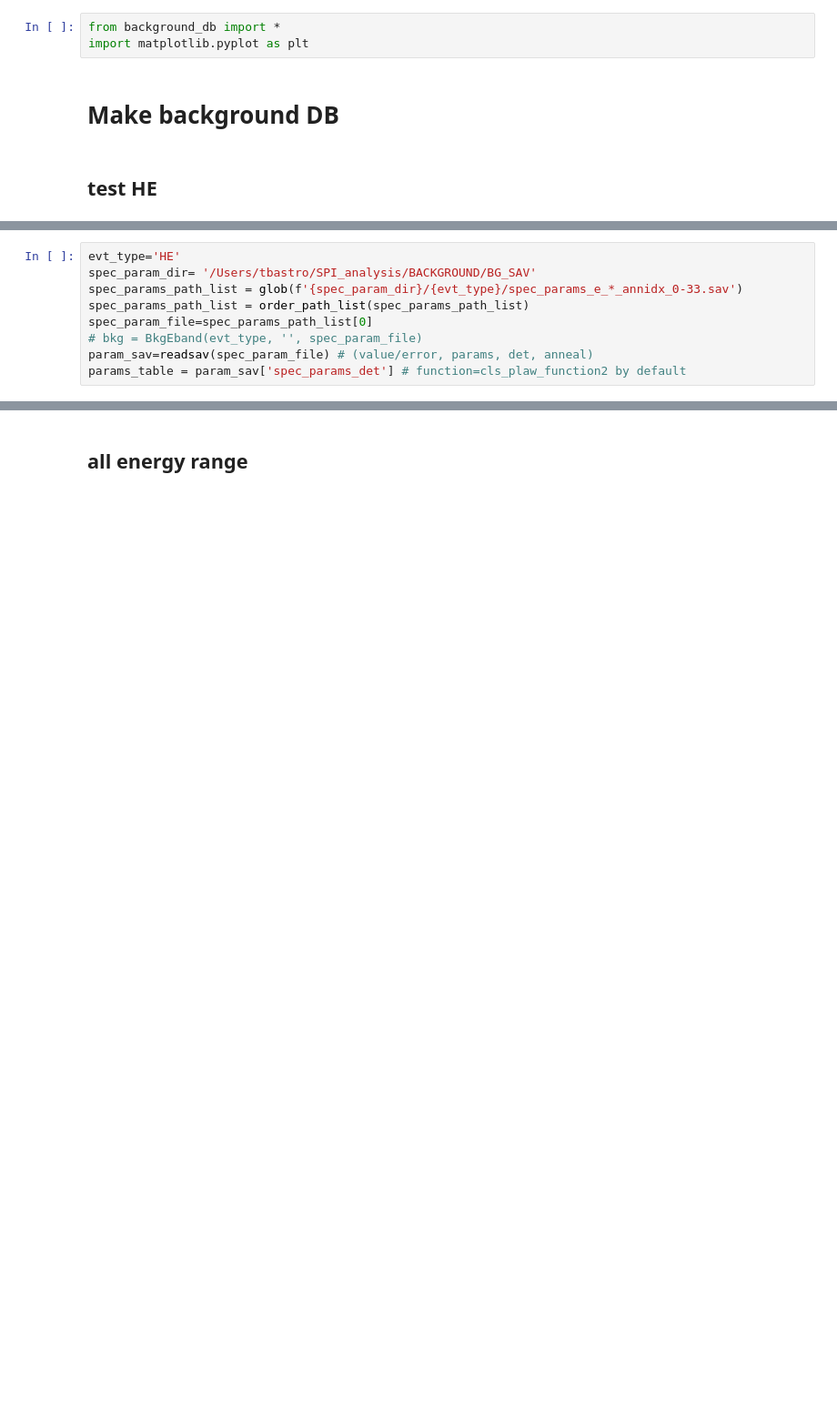
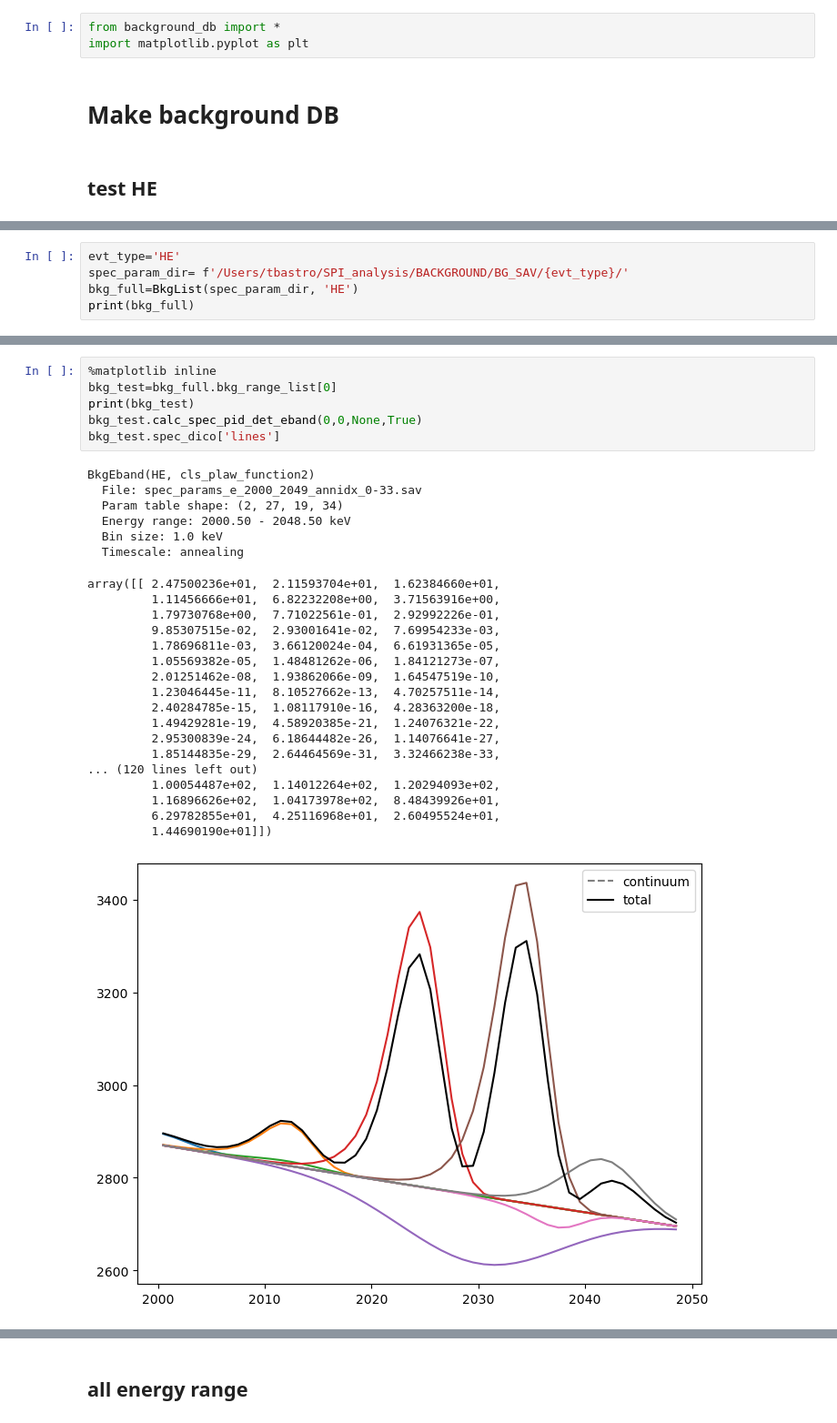
Before and after one commit to tristanbouchet/spibackground, a Jupyter notebook: test_background.ipynb, the cells around one changed output, grey strips where cells are left out. Shown at 91% size. Drawn from its saved outputs; the diff is of its cells as text; blank space fills up the shorter version.

```diff
--- a/test_background.ipynb
+++ b/test_background.ipynb
@@ -11,10 +8,6 @@ anneal_rev_bds = [[16, 43, 97,141,216,283,331,401,453,512,572,648,721,777,803,86
 # %%
 evt_type='HE'
-spec_param_dir= '/Users/tbastro/SPI_analysis/BACKGROUND/BG_SAV'
-spec_params_path_list = glob(f'{spec_param_dir}/{evt_type}/spec_params_e_*_annidx_0-33.sav')
-spec_params_path_list = order_path_list(spec_params_path_list)
-spec_param_file=spec_params_path_list[0]
-# bkg = BkgEband(evt_type, '', spec_param_file)
-param_sav=readsav(spec_param_file) # (value/error, params, det, anneal)
-params_table = param_sav['spec_params_det'] # function=cls_plaw_function2 by default
+spec_param_dir= f'/Users/tbastro/SPI_analysis/BACKGROUND/BG_SAV/{evt_type}/'
+bkg_full=BkgList(spec_param_dir, 'HE')
+print(bkg_full)
 # %% [output]
@@ -27,0 +19,31 @@ array([ 2.78088330e+03, -2.64273237e+00,  3.12576608e+01,  2.00113539e+03,
+# %%
+%matplotlib inline
+bkg_test=bkg_full.bkg_range_list[0]
+print(bkg_test)
+bkg_test.calc_spec_pid_det_eband(0,0,None,True)
+bkg_test.spec_dico['lines']
+# %% [output]
+BkgEband(HE, cls_plaw_function2)
+  File: spec_params_e_2000_2049_annidx_0-33.sav
+  Param table shape: (2, 27, 19, 34)
+  Energy range: 2000.50 - 2048.50 keV
+  Bin size: 1.0 keV
+  Timescale: annealing
+array([[ 2.47500236e+01,  2.11593704e+01,  1.62384660e+01,
+         1.11456666e+01,  6.82232208e+00,  3.71563916e+00,
+         1.79730768e+00,  7.71022561e-01,  2.92992226e-01,
+         9.85307515e-02,  2.93001641e-02,  7.69954233e-03,
+         1.78696811e-03,  3.66120024e-04,  6.61931365e-05,
+         1.05569382e-05,  1.48481262e-06,  1.84121273e-07,
+         2.01251462e-08,  1.93862066e-09,  1.64547519e-10,
+         1.23046445e-11,  8.10527662e-13,  4.70257511e-14,
+         2.40284785e-15,  1.08117910e-16,  4.28363200e-18,
+         1.49429281e-19,  4.58920385e-21,  1.24076321e-22,
+         2.95300839e-24,  6.18644482e-26,  1.14076641e-27,
+         1.85144835e-29,  2.64464569e-31,  3.32466238e-33,
+... (120 lines left out)
+         1.00054487e+02,  1.14012264e+02,  1.20294093e+02,
+         1.16896626e+02,  1.04173978e+02,  8.48439926e+01,
+         6.29782855e+01,  4.25116968e+01,  2.60495524e+01,
+         1.44690190e+01]])
+[figure, added]
```
Also changed, not shown: parts of 8 cells of this notebook, 2 other files.
